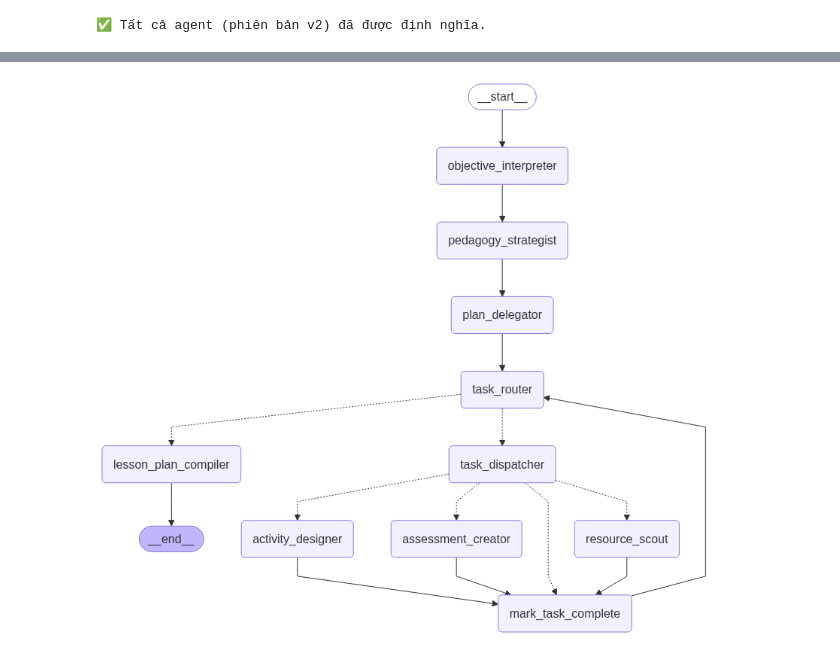
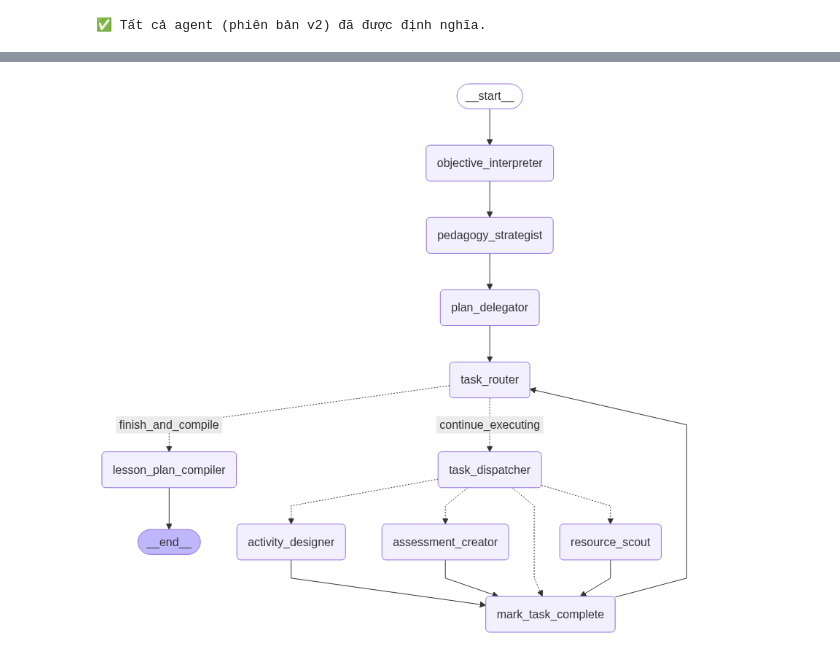
Before and after one commit to WelsneilT/AI-Lesson-Plan-Designer, a Jupyter notebook: development.ipynb, the cells around one changed output, grey strips where cells are left out. Cells and saved outputs as stored; diff of their text form; code cells hidden in the pictures.

```diff
--- a/development.ipynb
+++ b/development.ipynb
@@ -251,12 +253,10 @@ print("✅ Tất cả agent (phiên bản v2) đã được định nghĩa.")
 ✅ Tất cả agent (phiên bản v2) đã được định nghĩa.
 # %%
 # ==============================================================================
-# CELL 4: LẮP RÁP GRAPH (PHIÊN BẢN V2 - SẠCH SẼ & ỔN ĐỊNH)
+# CELL 4: LẮP RÁP GRAPH (PHIÊN BẢN ỔN ĐỊNH NHẤT)
 # ==============================================================================
-from langgraph.graph.message import add_messages
 
-
-# --- Các node tiện ích và router ---
+# --- CÁC HÀM LOGIC VÀ NODE TIỆN ÍCH (Giữ nguyên) ---
 def mark_task_complete(state: TeacherState) -> Dict[str, Any]:
     task_list = state.get("task_list", [])
     current_task_id = state.get("current_task_id")
@@ -274,44 +274,72 @@ def task_router_node(state: TeacherState) -> Dict[str, Any]:
     next_task = next((task for task in task_list if task.get("status") == "pending"), None)
     if next_task:
         print_markdown(f"--- 🚦 `Router`: Còn nhiệm vụ, đi đến Dispatcher.")
-        return {"current_task_id": next_task['task_id'], "next_agent": "task_dispatcher"}
+        return {"current_task_id": next_task['task_id']}
     else:
         print_markdown("--- 🚦 `Router`: Hết nhiệm vụ, đi đến Compiler.")
-        return {"next_agent": "lesson_plan_compiler"}
+        return {"current_task_id": -1} # Dùng -1 để báo hiệu kết thúc
 
-# --- Xây dựng Graph ---
+async def task_dispatcher_agent(state: TeacherState) -> Dict[str, Any]:
+    print_markdown("\n---\n### 🚚 `Agent: Task Dispatcher` Bắt đầu...")
+    current_task_id = state.get("current_task_id")
+    task_list = state.get("task_list", [])
+    task_to_run = next((task for task in task_list if task.get("task_id") == current_task_id), None)
+    if not task_to_run: return {"next_agent": "mark_task_complete"}
+
+    task_description = task_to_run['task_description']
+    prompt = f"""Phân loại nhiệm vụ sau vào agent phù hợp nhất: 'activity_designer', 'resource_scout', 'assessment_creator', hoặc 'unknown'.
+    NHIỆM VỤ: "{task_description}" """
+    structured_llm = llm.with_structured_output(TaskClassification)
+    classification_result = await structured_llm.ainvoke(prompt)
+    next_agent = classification_result.agent_category
+    if next_agent == "unknown":
+        print_markdown(f"--- 🚚 `Dispatcher`: Không nhận ra nhiệm vụ. Bỏ qua.")
+        return {"next_agent": "mark_task_complete"}
+    print_markdown(f"--- 🚚 `Dispatcher`: Giao nhiệm vụ cho `{next_agent}`.")
+    return {"next_agent": next_agent}
+
+# --- HÀM ĐỊNH TUYẾN CUỐI CÙNG (Cực kỳ đơn giản) ---
+def route_after_router(state: TeacherState) -> Literal["continue_executing", "finish_and_compile"]:
+    """Quyết định xem nên tiếp tục vòng lặp hay đi đến bước cuối."""
+    if state.get("current_task_id") == -1:
+        return "finish_and_compile"
+    else:
+        return "continue_executing"
+
+# --- XÂY DỰNG GRAPH ---
 workflow = StateGraph(TeacherState)
 
 # Thêm các node
-node_list = [
-    ("objective_interpreter", objective_interpreter_agent),
-    ("pedagogy_strategist", pedagogy_strategist_agent),
-    ("plan_delegator", plan_delegator_agent),
-    ("task_router", task_router_node),
-    ("task_dispatcher", task_dispatcher_agent),
-    ("mark_task_complete", mark_task_complete),
-    ("activity_designer", activity_designer_agent),
-    ("resource_scout", resource_scout_agent),
-    ("assessment_creator", assessment_creator_agent),
-    ("lesson_plan_compiler", lesson_plan_compiler_agent)
-]
-for name, node in node_list:
-    workflow.add_node(name, node)
+# ... (thêm tất cả các node như cũ) ...
+workflow.add_node("objective_interpreter", objective_interpreter_agent)
+workflow.add_node("pedagogy_strategist", pedagogy_strategist_agent)
+workflow.add_node("plan_delegator", plan_delegator_agent)
+workflow.add_node("task_router", task_router_node)
+workflow.add_node("task_dispatcher", task_dispatcher_agent)
+workflow.add_node("mark_task_complete", mark_task_complete)
+workflow.add_node("activity_designer", activity_designer_agent)
+workflow.add_node("resource_scout", resource_scout_agent)
+workflow.add_node("assessment_creator", assessment_creator_agent)
+workflow.add_node("lesson_plan_compiler", lesson_plan_compiler_agent)
 
-# Kết nối các bước
+
+# Kết nối
 workflow.set_entry_point("objective_interpreter")
 workflow.add_edge("objective_interpreter", "pedagogy_strategist")
 workflow.add_edge("pedagogy_strategist", "plan_delegator")
 workflow.add_edge("plan_delegator", "task_router")
 
-# Điểm rẽ nhánh sau Router
+# Điểm rẽ nhánh chính sau router
 workflow.add_conditional_edges(
     "task_router",
-    lambda state: state["next_agent"],
-    {"task_dispatcher": "task_dispatcher", "lesson_plan_compiler": "lesson_plan_compiler"}
+    route_after_router, # Dùng hàm logic đơn giản này
+    {
+        "continue_executing": "task_dispatcher",
+        "finish_and_compile": "lesson_plan_compiler"
+    }
 )
 
-# Điểm rẽ nhánh sau Dispatcher
+# Dispatcher quyết định đi đâu
 workflow.add_conditional_edges(
     "task_dispatcher",
     lambda state: state["next_agent"],
@@ -334,6 +362,10 @@ workflow.add_edge("lesson_plan_compiler", END)
 
 # Biên dịch
 app = workflow.compile()
-print("✅ Graph (phiên bản v2) đã được biên dịch thành công.")
-display(Image(app.get_graph().draw_mermaid_png()))
+print("✅ Graph (phiên bản ổn định nhất) đã được biên dịch thành công.")
+
+try:
+    display(Image(app.get_graph().draw_mermaid_png()))
+except Exception as e:
+    print(f"Lỗi vẽ biểu đồ: {e}")
 # %% [output]
@@ -341,4 +373,4 @@ display(Image(app.get_graph().draw_mermaid_png()))
-[figure, old version]
+[figure, new version]
 # %%
 # ==============================================================================
 # CELL 5: CHẠY THỬ NGHIỆM (PHIÊN BẢN CUỐI CÙNG)
```
Also changed, not shown: parts of 3 cells of this notebook.
